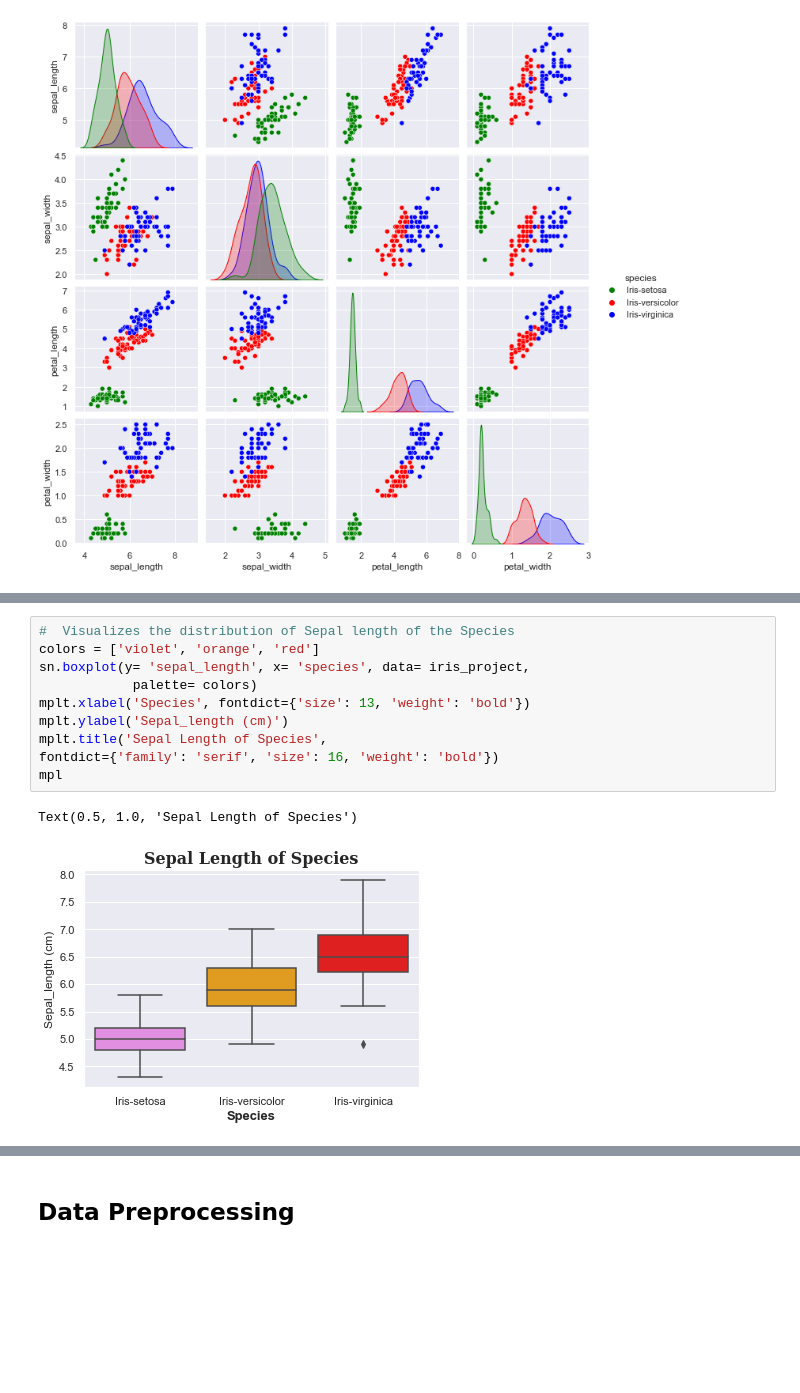
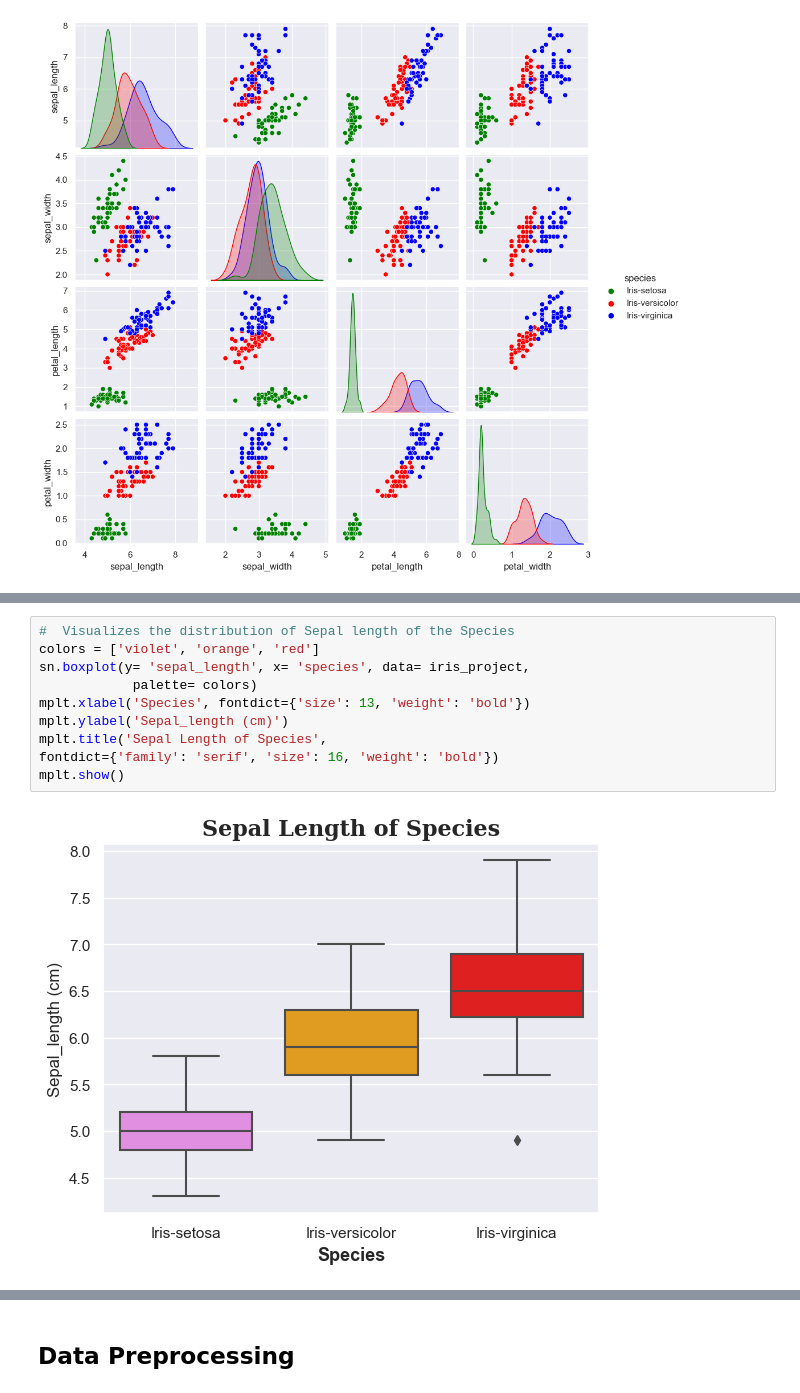
Before and after one commit to Cheannel/CODSOFT, a Jupyter notebook: Project_Iris_Flower_Classification/Iris_Flower_Classification.ipynb, the cells around one changed output, grey strips where cells are left out. Drawn from its saved outputs; the diff is of its cells as text; blank space fills up the shorter version.

```diff
--- a/Project_Iris_Flower_Classification/Iris_Flower_Classification.ipynb
+++ b/Project_Iris_Flower_Classification/Iris_Flower_Classification.ipynb
@@ -196,16 +197,15 @@ mplt.show()
 # %%
 #  Visualizes the distribution of Sepal length of the Species
 colors = ['violet', 'orange', 'red']
 sn.boxplot(y= 'sepal_length', x= 'species', data= iris_project,
             palette= colors)
 mplt.xlabel('Species', fontdict={'size': 13, 'weight': 'bold'})
 mplt.ylabel('Sepal_length (cm)')
 mplt.title('Sepal Length of Species',
 fontdict={'family': 'serif', 'size': 16, 'weight': 'bold'})
-mpl
+mplt.show()
 # %% [output]
-Text(0.5, 1.0, 'Sepal Length of Species')
-[figure, old version]
+[figure, new version]
 # %%
 #  Visualizes the distribution of Sepal width of the Species
 colors = ['violet', 'orange', 'red']
```
Also changed, not shown: parts of 41 cells of this notebook.
